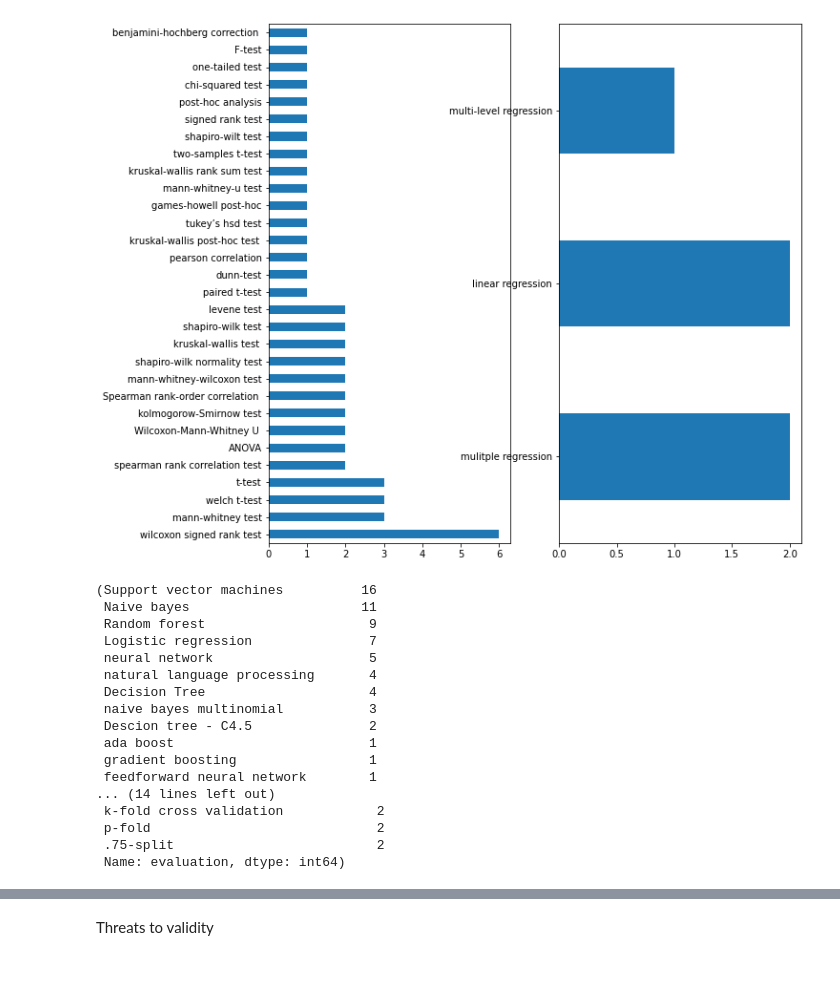
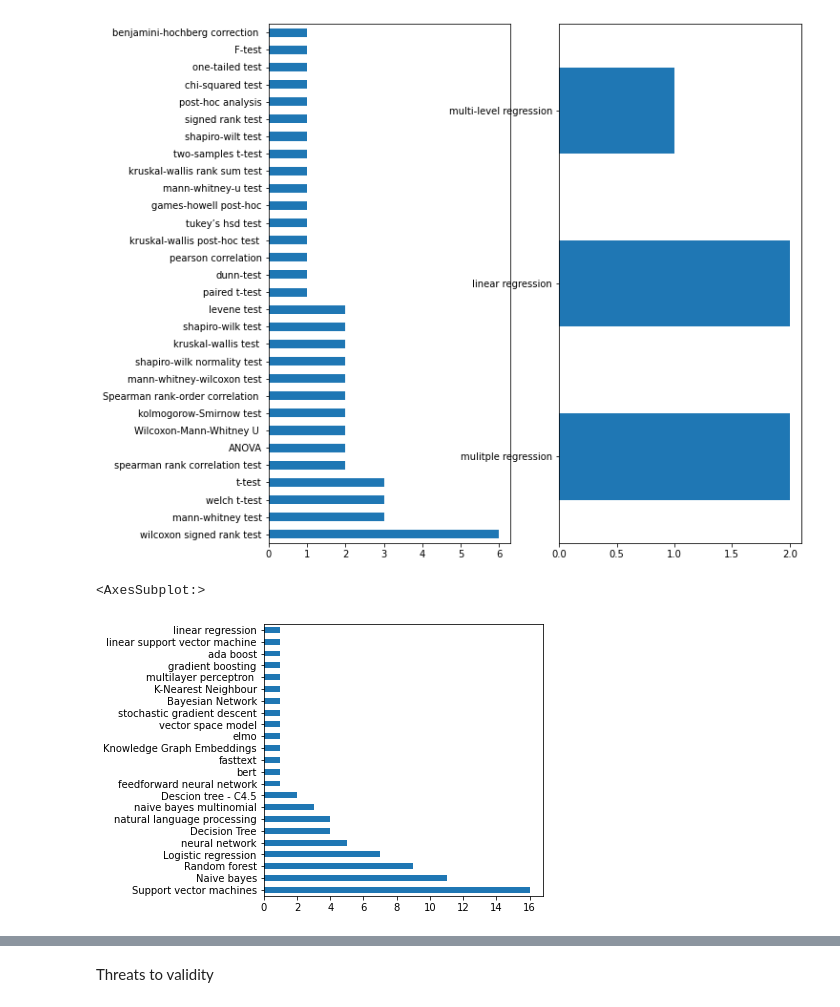
Before and after one commit to fWern/Bachelor-Thesis, a Jupyter notebook: template_analysis.ipynb, the cells around one changed output, grey strips where cells are left out. Cells and saved outputs as stored; diff of their text form; code cells hidden in the pictures; blank space fills up the shorter version.

```diff
--- a/template_analysis.ipynb
+++ b/template_analysis.ipynb
@@ -403,31 +403,23 @@ plt.show()
 [figure]
 # %%
 query = """
-        SELECT ?contribution, ?machine_learning, ?evaluation
+        SELECT ?contribution, ?machine_learning, ?evaluation, ?recall, ?precision, ?f_score, ?accuracy, ?roc_auc
         WHERE{
                 ?paper orkgp:P31 ?contribution.
                 ?contribution a orkgc:C27001.
                 OPTIONAL{?contribution orkgp:P15124/orkgp:P57016/orkgp:P2001/rdfs:label ?machine_learning.}
                 OPTIONAL{?contribution orkgp:P15124/orkgp:P57016/orkgp:P34/rdfs:label ?evaluation.}
+                OPTIONAL{?contribution orkgp:P15124/orkgp:P57016/orkgp:P2006 ?metric.
+                        OPTIONAL{?metric orkgp:P5073 ?recall.}
+                        OPTIONAL{?metric orkgp:P3004 ?precision.}
+                        OPTIONAL{?metric orkgp:P59137 ?f_score.}
+                        OPTIONAL{?metric orkgp:P18048 ?accuracy.}
+                        OPTIONAL{?metric orkgp:P59066 ?roc_auc.}}
         }
         """
 data = sparql_dataframe.get(endpoint_url, PREFIX+query)
-data['machine_learning'].value_counts(), data['evaluation'].value_counts()
+data['machine_learning'].value_counts().plot(kind='barh', figsize=(5,5))
+#data['recall'].value_counts().plot(kind='pie')
 # %% [output]
-(Support vector machines          16
- Naive bayes                      11
- Random forest                     9
- Logistic regression               7
- neural network                    5
- natural language processing       4
- Decision Tree                     4
- naive bayes multinomial           3
- Descion tree - C4.5               2
- ada boost                         1
- gradient boosting                 1
- feedforward neural network        1
-... (14 lines left out)
- k-fold cross validation            2
- p-fold                             2
- .75-split                          2
- Name: evaluation, dtype: int64)
+<AxesSubplot:>
+[figure, added]
```
Also changed, not shown: parts of 5 cells of this notebook, 1 other file.
